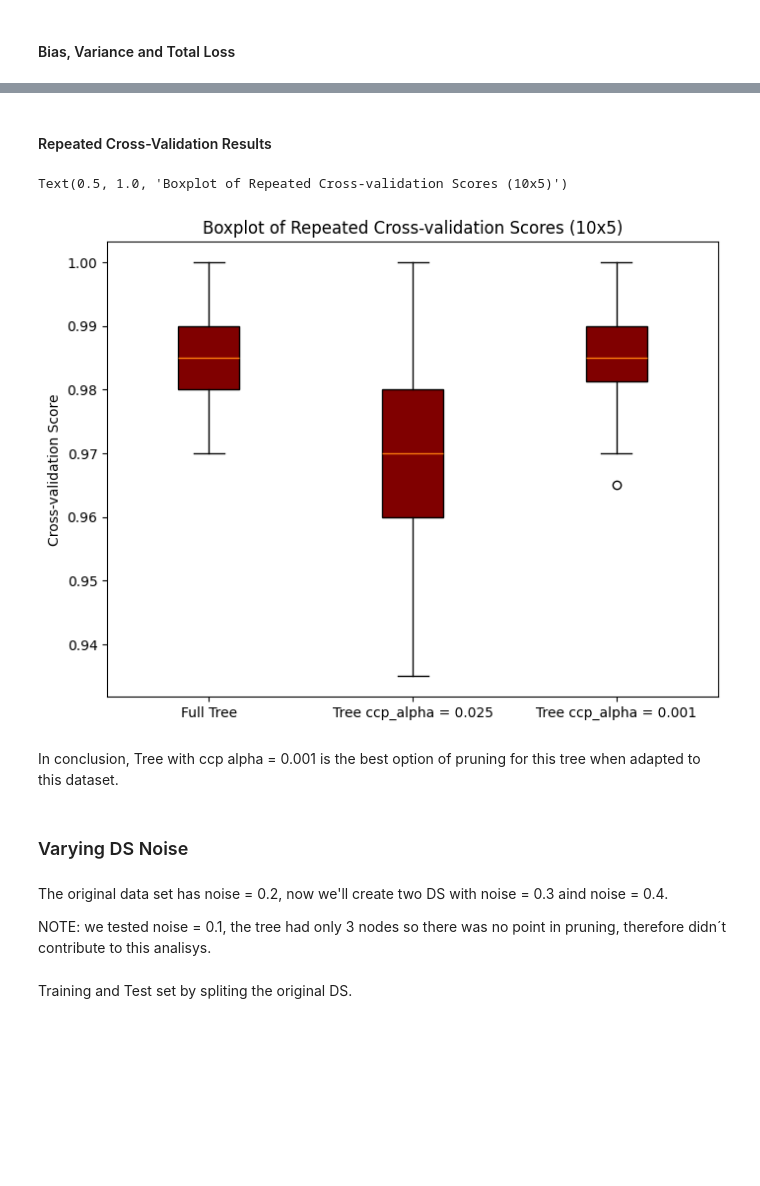
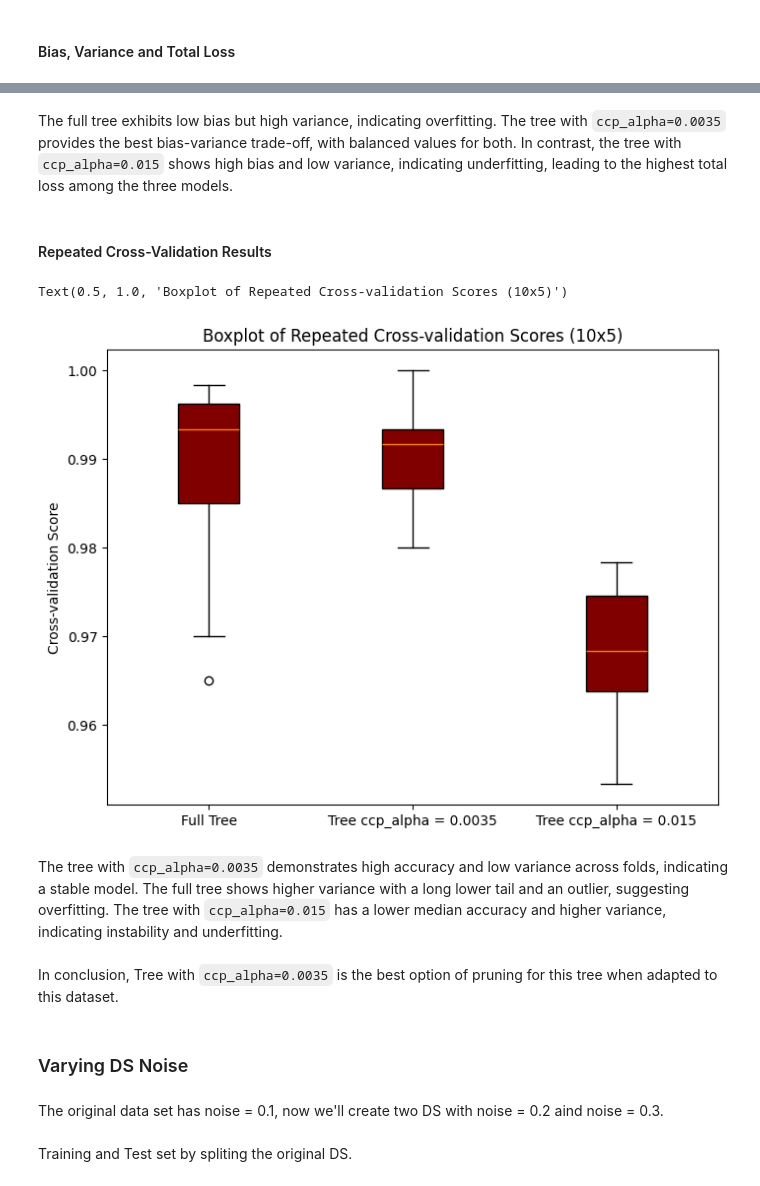
Before and after one commit to RodriCouto/ML_na_previsao_do_tempo_de_internato, a Jupyter notebook: ML_groupR.ipynb, the cells around one changed output, grey strips where cells are left out. Saved outputs shown, nothing was run; the diff lists cells and outputs as text; code cells hidden in the pictures; blank space fills up the shorter version.

```diff
--- a/ML_groupR.ipynb
+++ b/ML_groupR.ipynb
@@ -588,2 +537,0 @@ plot_learning_curve(dtc, X, y, "Full Tree")
-# %%
-plot_learning_curve(dtcp1, X, y, "Tree with ccp_alpha = 0.025")
@@ -592,2 +537,0 @@ plot_learning_curve(dtcp1, X, y, "Tree with ccp_alpha = 0.025")
-# %%
-plot_learning_curve(dtcp2, X, y, "Tree with ccp_alpha = 0.001")
@@ -595,0 +538,8 @@ plot_learning_curve(dtcp2, X, y, "Tree with ccp_alpha = 0.001")
+# %%
+fig, axes = plt.subplots(1, 3, figsize=(18, 5), sharey=True)
+
+plot_learning_curve(axes[0], dtc, X_train_tree, y_train_tree, "Full Tree")
+plot_learning_curve(axes[1], dtcp1, X_train_tree, y_train_tree, "ccp_alpha = 0.0035")
+plot_learning_curve(axes[2], dtcp2, X_train_tree, y_train_tree, "ccp_alpha = 0.015")
+
+plt.tight_layout()
@@ -638,39 +590,41 @@ plt.show()
+# %% [markdown]
+The full tree exhibits low bias but high variance, indicating overfitting. The tree with `ccp_alpha=0.0035` provides the best bias-variance trade-off, with balanced values for both. In contrast, the tree with `ccp_alpha=0.015` shows high bias and low variance, indicating underfitting, leading to the highest total loss among the three models.
 # %% [markdown]
 #### Repeated Cross-Validation Results
 # %%
-rkf = RepeatedKFold(n_splits=5, n_repeats=10, random_state=42)
+rkf = RepeatedKFold(n_splits=5, n_repeats=10, random_state=10)
 
-cv1 = cross_val_score(dtc, X_test, y_test, cv=rkf)
-cv2 = cross_val_score(dtcp1, X_test, y_test, cv=rkf)
-cv3 = cross_val_score(dtcp2, X_test, y_test, cv=rkf)
+cv1 = cross_val_score(dtc, X_train_tree, y_train_tree, cv=rkf)
+cv2 = cross_val_score(dtcp1, X_train_tree, y_train_tree, cv=rkf)
+cv3 = cross_val_score(dtcp2, X_train_tree, y_train_tree, cv=rkf)
 
 df_cv_scores = pd.DataFrame({
     'Fold': [f'Rep {i//5 + 1} - Fold {i%5 + 1}' for i in range(50)],
     'Full Tree': cv1,
-    'Tree w/ ccp_alpha 0.025': cv2,
-    'Tree w/ ccp_alpha 0.001': cv3
+    'Tree w/ ccp_alpha 0.0035': cv2,
+    'Tree w/ ccp_alpha 0.015': cv3
 })
 # %%
 plt.figure(figsize=(8, 6))
 plt.boxplot(
     [cv1, cv2, cv3],
-    labels=['Full Tree', 'Tree ccp_alpha = 0.025', 'Tree ccp_alpha = 0.001'],
+    labels=['Full Tree', 'Tree ccp_alpha = 0.0035', 'Tree ccp_alpha = 0.015'],
     patch_artist=True,
     boxprops=dict(facecolor='maroon')
 )
 
 plt.ylabel('Cross-validation Score')
 plt.title('Boxplot of Repeated Cross-validation Scores (10x5)')
 # %% [output]
 Text(0.5, 1.0, 'Boxplot of Repeated Cross-validation Scores (10x5)')
-[figure, old version]
+[figure, new version]
+# %% [markdown]
+The tree with `ccp_alpha=0.0035` demonstrates high accuracy and low variance across folds, indicating a stable model. The full tree shows higher variance with a long lower tail and an outlier, suggesting overfitting. The tree with `ccp_alpha=0.015` has a lower median accuracy and higher variance, indicating instability and underfitting.
 # %% [markdown]
-In conclusion, Tree with ccp alpha = 0.001 is the best option of pruning for this tree when adapted to this dataset.
+In conclusion, Tree with `ccp_alpha=0.0035` is the best option of pruning for this tree when adapted to this dataset.
 # %% [markdown]
 ### Varying DS Noise
 # %% [markdown]
-The original data set has noise = 0.2, now we'll create two DS with noise = 0.3 aind noise = 0.4.
-
-NOTE: we tested noise = 0.1, the tree had only 3 nodes so there was no point in pruning, therefore didn´t contribute to this analisys.
+The original data set has noise = 0.1, now we'll create two DS with noise = 0.2 aind noise = 0.3.
 # %%
 df_trees_noise1 = generate_mixed_dataset(n_samples=4000, n_features=5, n_categorical=0, n_ordinal=2,
```
Also changed, not shown: parts of 48 cells of this notebook.
